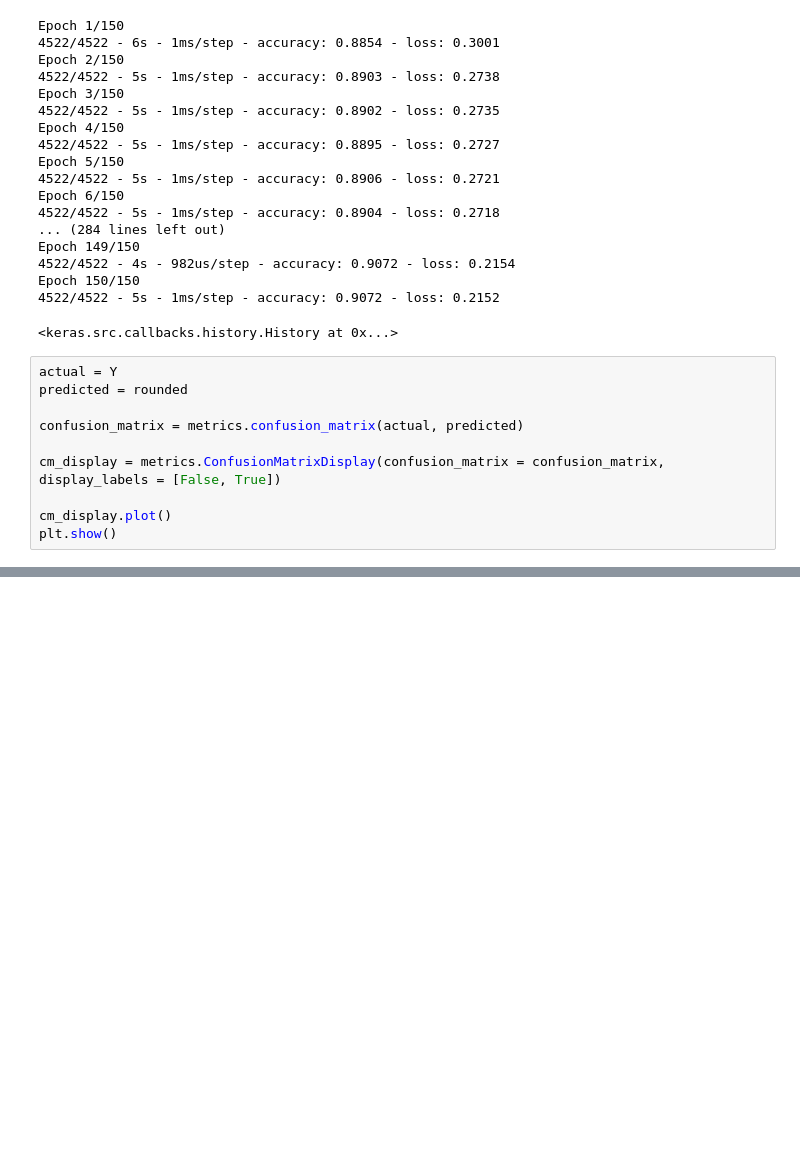
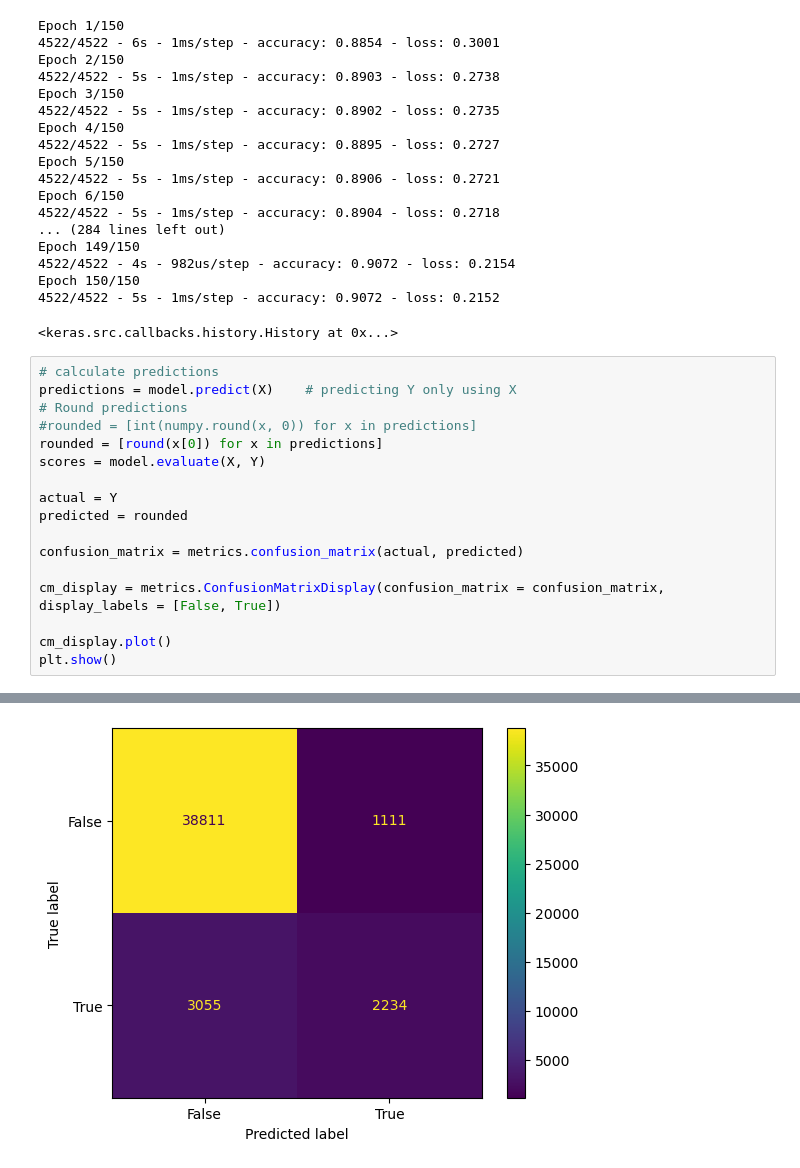
Before and after one commit to claireobrien00/Sem-2-CA1, a Jupyter notebook: Bank - pandas.ipynb, the cells around one changed output, grey strips where cells are left out. Cells and saved outputs as stored; diff of their text form; blank space fills up the shorter version.

```diff
--- a/Bank - pandas.ipynb
+++ b/Bank - pandas.ipynb
@@ -154,6 +156,13 @@ Epoch 150/150
 4522/4522 - 5s - 1ms/step - accuracy: 0.9072 - loss: 0.2152
 <keras.src.callbacks.history.History at 0x...>
 # %%
+# calculate predictions
+predictions = model.predict(X)    # predicting Y only using X
+# Round predictions
+#rounded = [int(numpy.round(x, 0)) for x in predictions]
+rounded = [round(x[0]) for x in predictions]
+scores = model.evaluate(X, Y)
+
 actual = Y
 predicted = rounded
 
@@ -167,0 +178 @@ NameError: name 'rounded' is not defined
+[figure, added]
```
Also changed, not shown: parts of 2 cells of this notebook.
